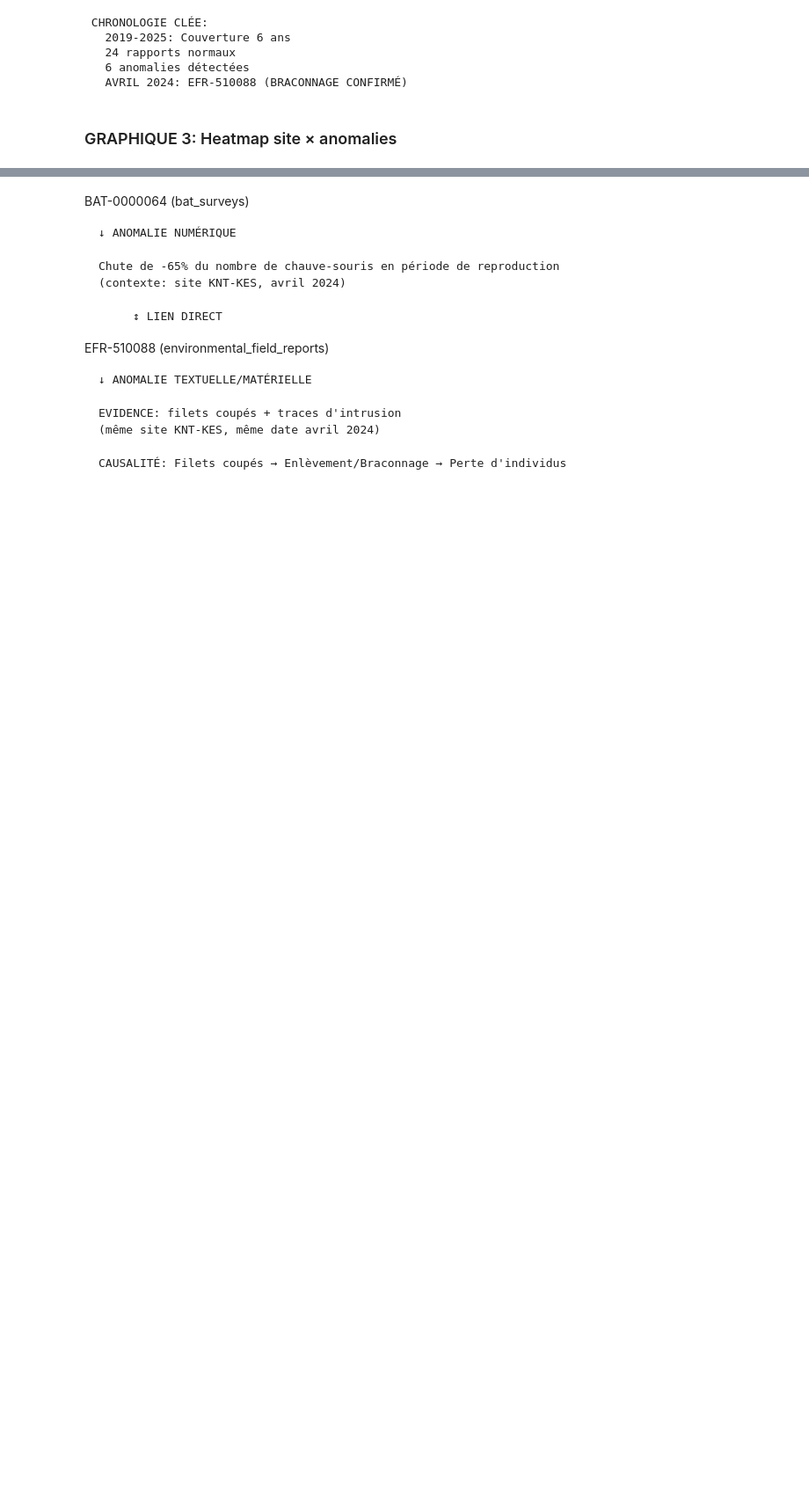
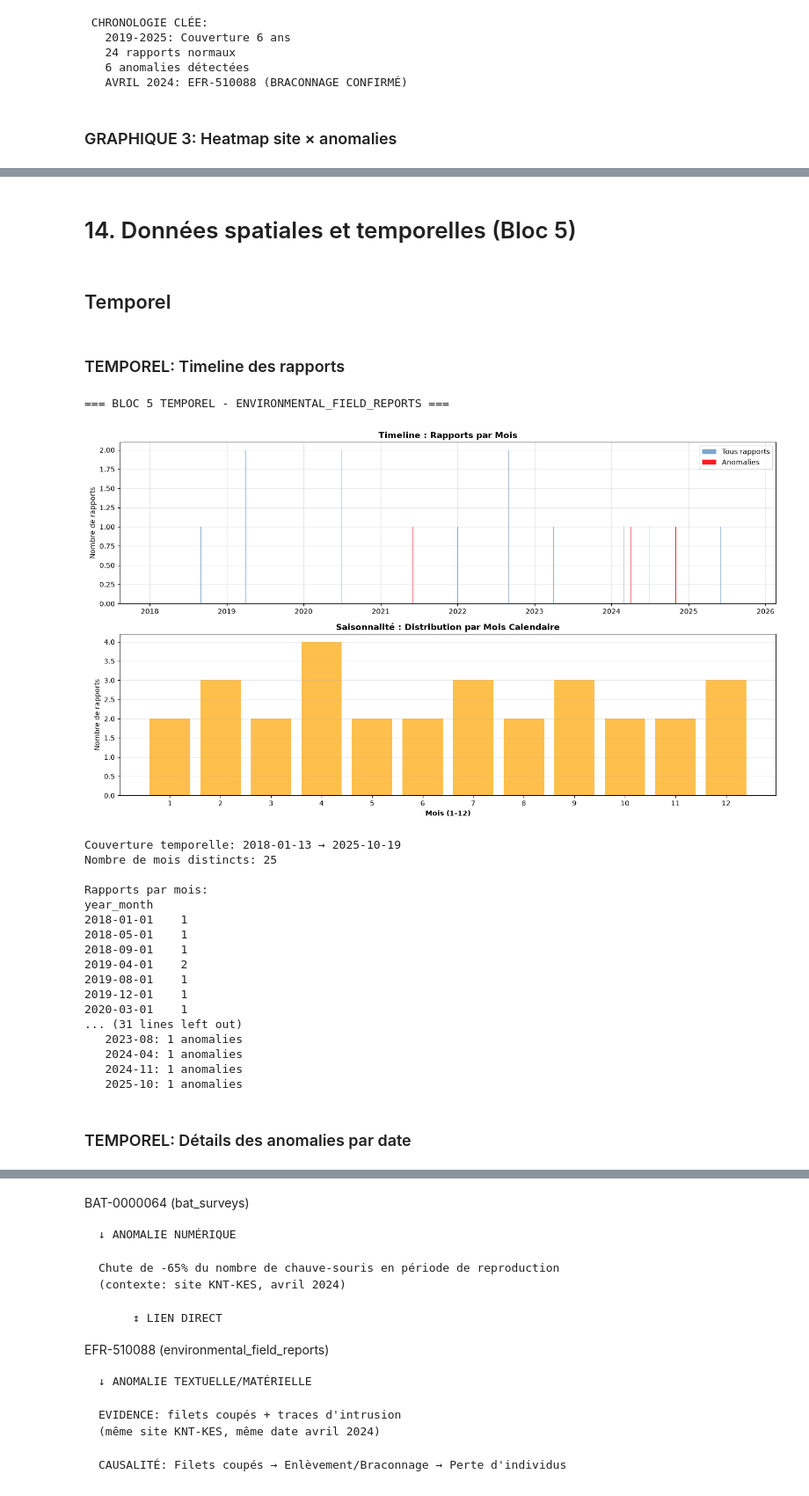
Before and after one commit to HananeDjouadi/G05-DataMining-2627, a Jupyter notebook: data/ecology/environmental_field_reports.ipynb, the cells around one changed output, grey strips where cells are left out. Shown at 88% size. Cells and saved outputs as stored; diff of their text form; code cells hidden in the pictures; blank space fills up the shorter version.

Commit message:
bloc spacial et temporel

```diff
--- a/data/ecology/environmental_field_reports.ipynb
+++ b/data/ecology/environmental_field_reports.ipynb
@@ -1231,2 +1235,79 @@ KNT-CHP            0               2              0.0
    Taux: 100.0%
    → SITE CRITIQUE (100% anomalie avec EFR-510088)
+# %% [markdown]
+# 14. Données spatiales et temporelles (Bloc 5)
+# %% [markdown]
+## Temporel
+# %% [markdown]
+### TEMPOREL: Timeline des rapports
+# %%
+# Préparation temporelle
+df_analysis['document_date'] = pd.to_datetime(df_analysis['document_date'])
+df_analysis['year_month'] = df_analysis['document_date'].dt.to_period('M').dt.to_timestamp()
+df_analysis['year'] = df_analysis['document_date'].dt.year
+df_analysis['month'] = df_analysis['document_date'].dt.month
+
+print("=== BLOC 5 TEMPOREL - ENVIRONMENTAL_FIELD_REPORTS ===\n")
+
+# Rapports par mois
+reports_per_month = df_analysis.groupby('year_month').size()
+anomalies_per_month = df_analysis[df_analysis['is_anomaly'] == 1].groupby('year_month').size()
+
+# Timeline
+fig, axes = plt.subplots(2, 1, figsize=(14, 8))
+
+# A. Nombre de rapports par mois
+axes[0].bar(reports_per_month.index, reports_per_month.values, color='steelblue', alpha=0.7, label='Tous rapports')
+if len(anomalies_per_month) > 0:
+    axes[0].bar(anomalies_per_month.index, anomalies_per_month.values, color='red', alpha=0.9, label='Anomalies')
+axes[0].set_title("Timeline : Rapports par Mois", fontweight='bold', fontsize=12)
+axes[0].set_ylabel("Nombre de rapports")
+axes[0].legend()
+axes[0].grid(True, alpha=0.3)
+
+# B. Saisonnalité (par mois calendaire)
+monthly_dist = df_analysis['month'].value_counts().sort_index()
+axes[1].bar(monthly_dist.index, monthly_dist.values, color='orange', alpha=0.7)
+axes[1].set_xlabel("Mois (1-12)", fontweight='bold')
+axes[1].set_ylabel("Nombre de rapports")
+axes[1].set_title("Saisonnalité : Distribution par Mois Calendaire", fontweight='bold', fontsize=12)
+axes[1].set_xticks(range(1, 13))
+axes[1].grid(True, alpha=0.3, axis='y')
+
+plt.tight_layout()
+plt.show()
+
+# Analyse
+print(f"Couverture temporelle: {df_analysis['document_date'].min().date()} → {df_analysis['document_date'].max().date()}")
+print(f"Nombre de mois distincts: {len(reports_per_month)}")
+print(f"\nRapports par mois:")
+print(reports_per_month.to_string())
+
+if len(anomalies_per_month) > 0:
+    print(f"\nAnomalies par mois:")
+    print(anomalies_per_month.to_string())
+    print(f"\n PICS D'ANOMALIES:")
+    for month, count in anomalies_per_month.items():
+        print(f"   {month.strftime('%Y-%m')}: {int(count)} anomalies")
+# %% [output]
+=== BLOC 5 TEMPOREL - ENVIRONMENTAL_FIELD_REPORTS ===
+[figure, added]
+Couverture temporelle: 2018-01-13 → 2025-10-19
+Nombre de mois distincts: 25
+
+Rapports par mois:
+year_month
+2018-01-01    1
+2018-05-01    1
+2018-09-01    1
+2019-04-01    2
+2019-08-01    1
+2019-12-01    1
+2020-03-01    1
+... (31 lines left out)
+   2023-08: 1 anomalies
+   2024-04: 1 anomalies
+   2024-11: 1 anomalies
+   2025-10: 1 anomalies
+# %% [markdown]
+### TEMPOREL: Détails des anomalies par date
```
Also changed, not shown: parts of 12 cells of this notebook, 1 other file.
